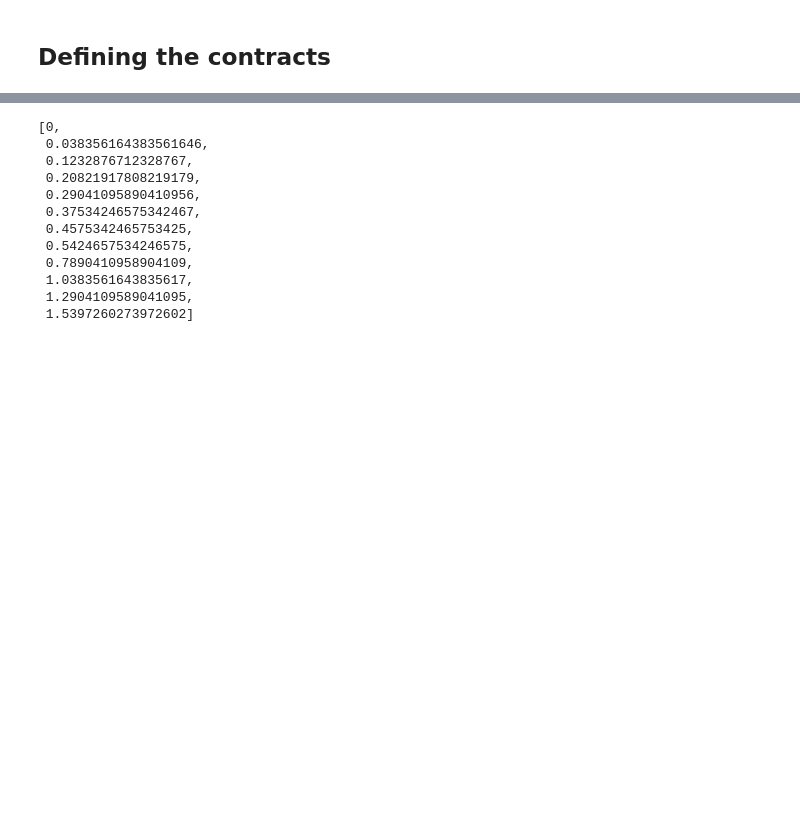
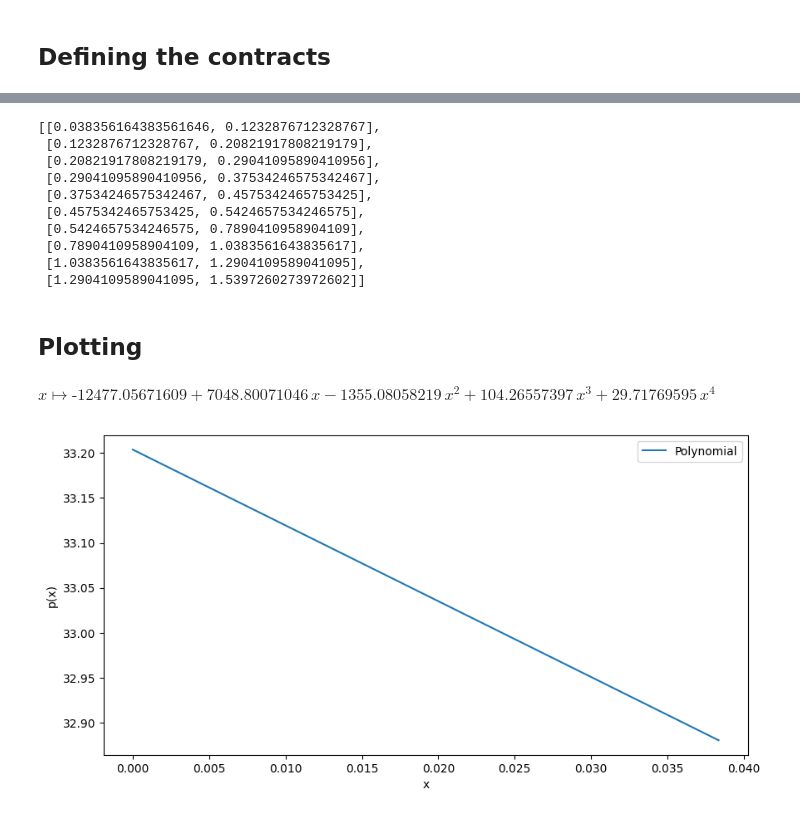
Before and after one commit to bmyksvoll/curves, a Jupyter notebook: example-overlap.ipynb, the cells around one changed output, grey strips where cells are left out. Saved outputs shown, nothing was run; the diff lists cells and outputs as text; code cells hidden in the pictures; blank space fills up the shorter version.

Commit message:
Suceeded in calculating integrals and plotting the data.

```diff
--- a/example-overlap.ipynb
+++ b/example-overlap.ipynb
@@ -66,16 +66,15 @@ H = builder.calc_big_H(knots)
 A = builder.calc_big_A(knots, taus)
 B = builder.calc_B(forward_prices, knots,taus)
 X = builder.solve_lineq(H, A, B)
+taus
 # %% [output]
-[0,
- 0.038356164383561646,
- 0.1232876712328767,
- 0.20821917808219179,
- 0.29041095890410956,
- 0.37534246575342467,
- 0.4575342465753425,
- 0.5424657534246575,
- 0.7890410958904109,
- 1.0383561643835617,
- 1.2904109589041095,
- 1.5397260273972602]
+[[0.038356164383561646, 0.1232876712328767],
+ [0.1232876712328767, 0.20821917808219179],
+ [0.20821917808219179, 0.29041095890410956],
+ [0.29041095890410956, 0.37534246575342467],
+ [0.37534246575342467, 0.4575342465753425],
+ [0.4575342465753425, 0.5424657534246575],
+ [0.5424657534246575, 0.7890410958904109],
+ [0.7890410958904109, 1.0383561643835617],
+ [1.0383561643835617, 1.2904109589041095],
+ [1.2904109589041095, 1.5397260273972602]]
@@ -81,0 +99,35 @@ X = builder.solve_lineq(H, A, B)
+# %% [markdown]
+## Plotting
+# %%
+import numpy as np
+from numpy.polynomial import Polynomial
+import matplotlib.pyplot as plt
+coef = X[0]
+coef=coef[::-1]
+
+p =Polynomial(coef)
+x = np.linspace(0,0.038356164383561646,1000)
+
+y = p(x)
+
+# Plot the polynomial
+plt.figure(figsize=(10, 5))
+plt.plot(x, y, label='Polynomial')
+
+# Label the axes
+plt.xlabel('x')
+plt.ylabel('p(x)')
+
+# Add a legend
+plt.legend()
+
+#for i, coef in enumerate(X):
+x = np.linspace(knots[1],knots[2], 10)
+z = X[2]
+y = Polynomial(z)
+
+#plt.plot(x,y, label = 'Splines')
+y
+# %% [output]
+$x \mapsto \text{-12477.05671609} + \text{7048.80071046}\,x - \text{1355.08058219}\,x^{2} + \text{104.26557397}\,x^{3} + \text{29.71769595}\,x^{4}$
+[figure, added]
```
Also changed, not shown: parts of 4 cells of this notebook.
